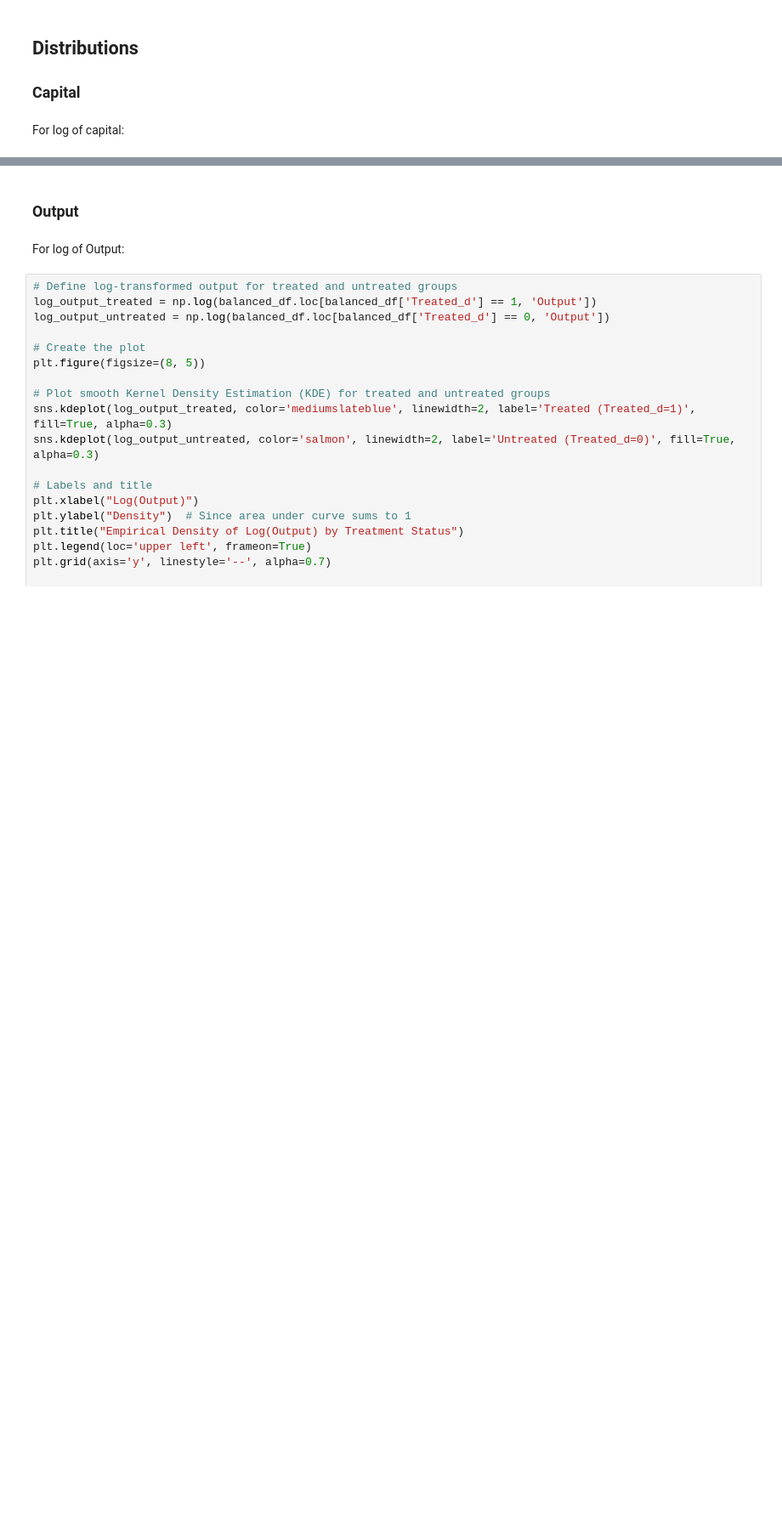
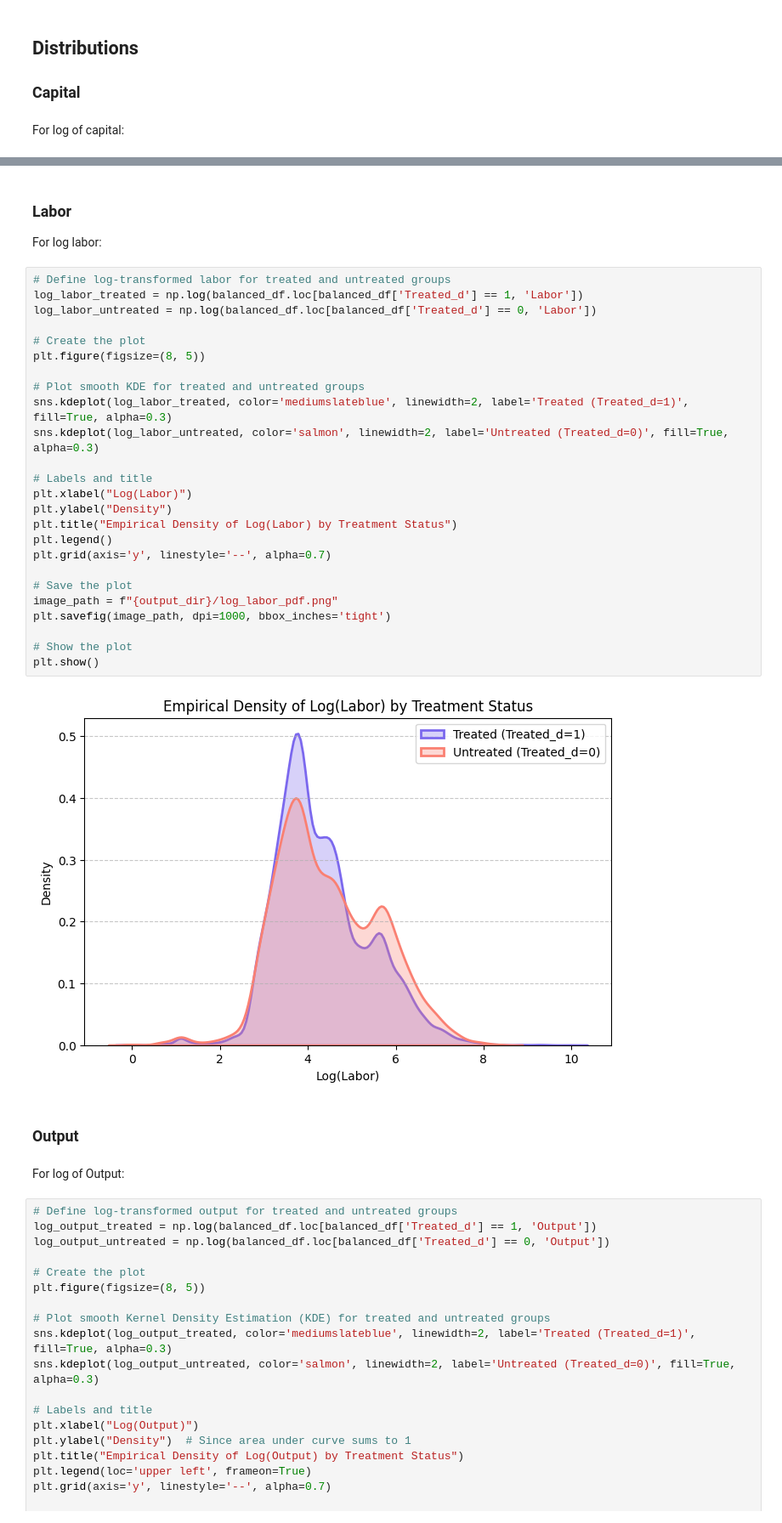
Before and after one commit to Nick-Pupkin/Master_Thesis, a Jupyter notebook: Data_Description.ipynb, the cells around one changed output, grey strips where cells are left out. Shown at 85% size. Saved outputs shown, nothing was run; the diff lists cells and outputs as text; blank space fills up the shorter version.

```diff
--- a/Data_Description.ipynb
+++ b/Data_Description.ipynb
@@ -106,3 +106,34 @@ plt.show()
+# %% [markdown]
+### Labor
+
+For log labor:
+# %%
+# Define log-transformed labor for treated and untreated groups
+log_labor_treated = np.log(balanced_df.loc[balanced_df['Treated_d'] == 1, 'Labor'])
+log_labor_untreated = np.log(balanced_df.loc[balanced_df['Treated_d'] == 0, 'Labor'])
+
+# Create the plot
+plt.figure(figsize=(8, 5))
+
+# Plot smooth KDE for treated and untreated groups
+sns.kdeplot(log_labor_treated, color='mediumslateblue', linewidth=2, label='Treated (Treated_d=1)', fill=True, alpha=0.3)
+sns.kdeplot(log_labor_untreated, color='salmon', linewidth=2, label='Untreated (Treated_d=0)', fill=True, alpha=0.3)
+
+# Labels and title
+plt.xlabel("Log(Labor)")
+plt.ylabel("Density")
+plt.title("Empirical Density of Log(Labor) by Treatment Status")
+plt.legend()
+plt.grid(axis='y', linestyle='--', alpha=0.7)
+
+# Save the plot
+image_path = f"{output_dir}/log_labor_pdf.png"
+plt.savefig(image_path, dpi=1000, bbox_inches='tight')
+
+# Show the plot
+plt.show()
+# %% [output]
+[figure, added]
 # %% [markdown]
 ### Output
 # %% [markdown]
```
Also changed, not shown: parts of 8 cells of this notebook, 5 other files.
